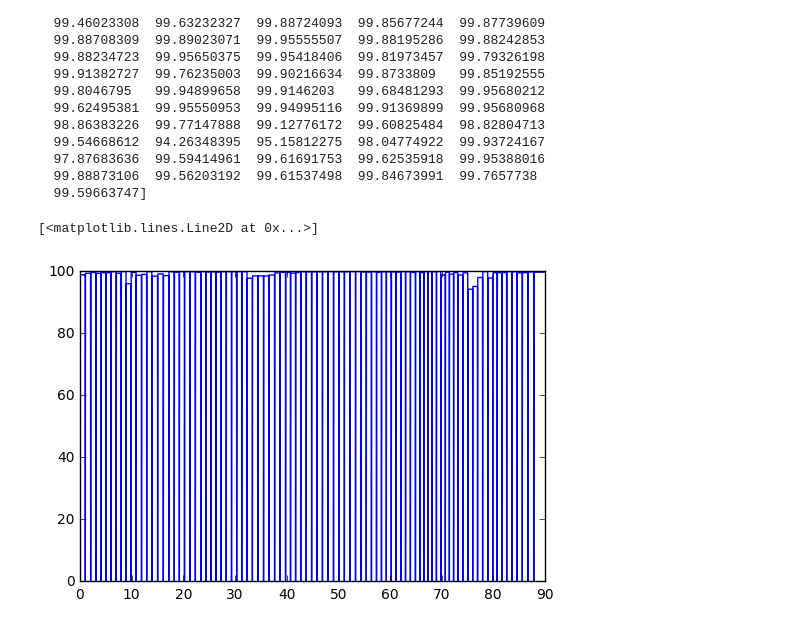
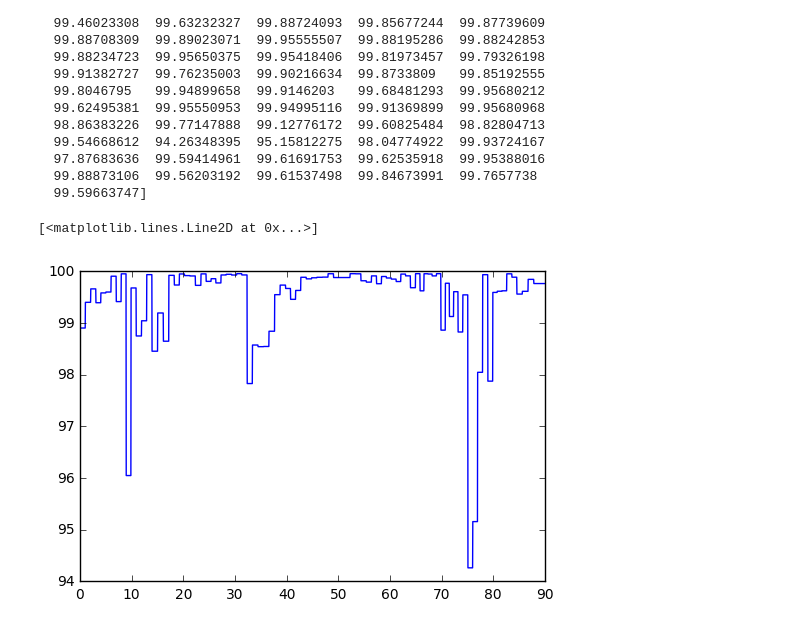
Before and after one commit to jma19/CS244Fall2017, a Jupyter notebook: Assignment#3/caculator.ipynb, the cells around one changed output. Drawn from its saved outputs; the diff is of its cells as text; code cells hidden in the pictures.

```diff
--- a/Assignment#3/caculator.ipynb
+++ b/Assignment#3/caculator.ipynb
@@ -109,6 +109,7 @@ for i in range(len(heartBeatArray)):
     else:
         if(count < len(heartRate) - 1):
             count = count + 1
+            heartBeatArray[i] = heartRate[count - 1]
 print heartBeatArray
 plt.plot(time, heartBeatArray)
 # %% [output]
@@ -175,6 +176,7 @@ for i in range(len(respirationArray)):
     else:
         if(count < len(respirationRate) - 1):
             count = count + 1
+            respirationArray[i] = respirationRate[count - 1]
 plt.plot(time, respirationArray)
 # %% [output]
 [  79  255  561  874 1182 1443 1661 2077 2272 2451 2711 2907 3103 3364 3663
@@ -262,16 +264,17 @@ print spo2
 # %%
 spo2Array = np.zeros(len(IR))
 count = 1
 for i in range(len(spo2Array)):
     if i < indexPositiveIR[count] or  count == len(spo2) - 1 :
         spo2Array[i] = spo2[count - 1]
     else:
         if(count < len(spo2) - 1):
             count = count + 1
+            spo2Array[i] = spo2[count - 1]
 plt.plot(time, spo2Array)
 # %% [output]
 [<matplotlib.lines.Line2D at 0x...>]
-[figure, old version]
+[figure, new version]
 # %%
 saveData = np.zeros((len(IR), 5))
 
```
Also changed, not shown: parts of 4 cells of this notebook, 1 other file.
